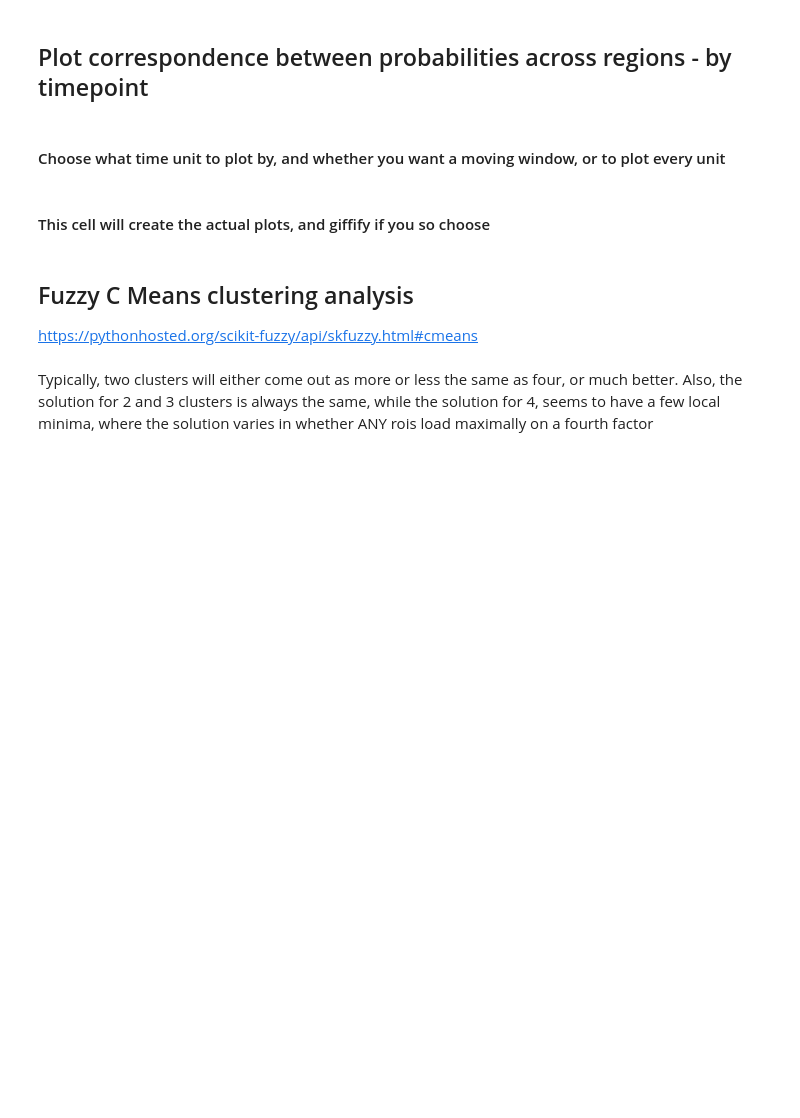
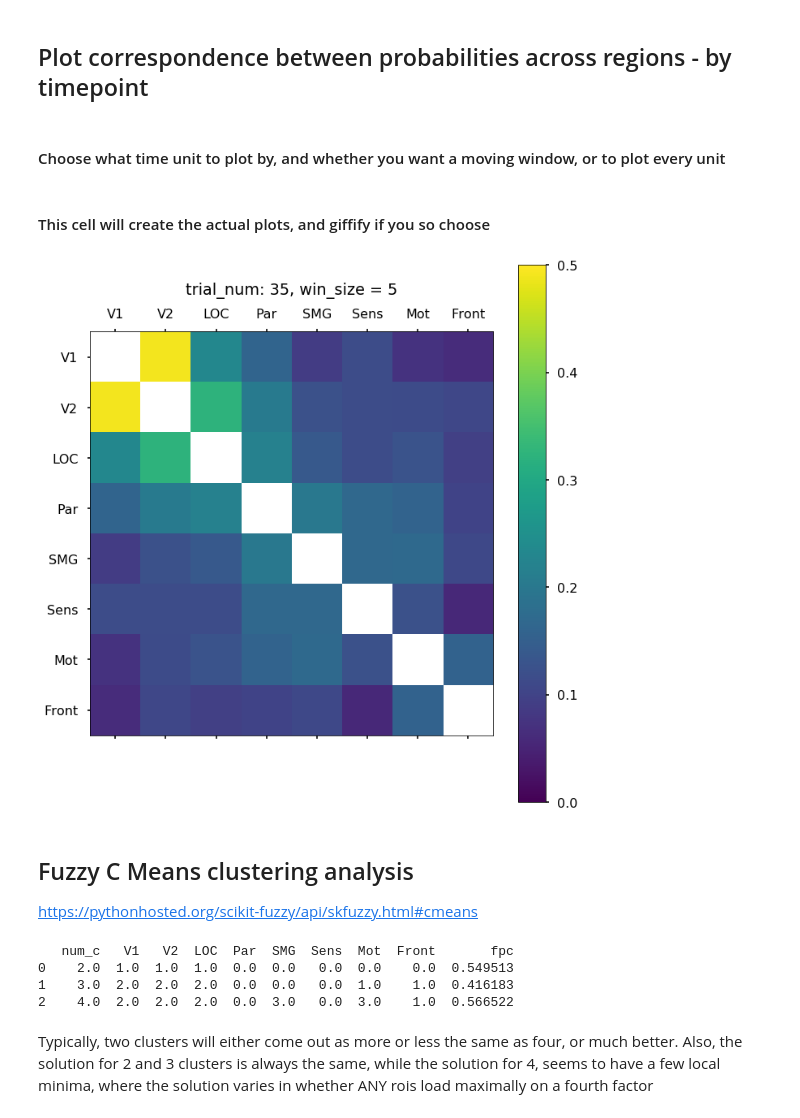
Before and after one commit to cogtoolslab/neurosketch, a Jupyter notebook: ipynb/golden/4_informational_connectivity_during_drawing.ipynb, the cells around one changed output. Saved outputs shown, nothing was run; the diff lists cells and outputs as text; code cells hidden in the pictures; blank space fills up the shorter version.

```diff
--- a/ipynb/golden/4_informational_connectivity_during_drawing.ipynb
+++ b/ipynb/golden/4_informational_connectivity_during_drawing.ipynb
@@ -255,13 +269,11 @@ plot_subs = False
 #### Cycle through subjects, and compute the correlations
 # %%
 ALLDM = pd.read_csv(str(main_dir)+'csv/logistic_timeseries_drawing_neural_2wayDraw_logged.csv')
-VGG = pd.read_csv(str(main_dir)+'csv/VGG_{}_{}.csv'.format(tag, bc))
-
 
 _sub_list = np.unique(ALLDM['subj'])
-_roi_list = ['V1Draw','V2Draw', 'LOCDraw', 'ParietalDraw', 'smgDraw',
-             'postCentralDraw', 'preCentralDraw', 'FrontalDraw', 'VGG']
-roi_name = ['V1', 'V2', 'LOC', 'Par', 'SMG', 'Sens', 'Mot', 'Front', 'VGG']
+_roi_list = ['V1Draw','V2Draw', 'LOCDraw', 'parietalDraw', 'smgDraw',
+             'sensoryDraw', 'motorDraw', 'frontalDraw']
+roi_name = ['V1', 'V2', 'LOC', 'Par', 'SMG', 'Sens', 'Mot', 'Front']
 
 images = []
 all_subs_all_rois = []
@@ -272,13 +284,9 @@ for sub in _sub_list:
     # reduce the dataframes to contain only the relevant subject and roi
     sub_out = str(sub) if len(str(sub)) == 7 else str('0')+str(sub)
     sub_only = ALLDM[ALLDM['subj']==sub]
-    sub_only_vgg = VGG[VGG['subj']==sub]
     drawpreds = []
     for roi in _roi_list:
-        if roi == 'VGG':
-            roi_only = sub_only_vgg
-        else:
-            roi_only = sub_only[sub_only['roi']==roi]
+        roi_only = sub_only[sub_only['roi']==roi]
         t1 = np.array(roi_only['t1_prob'])
         t2 = np.array(roi_only['t2_prob'])
         assert t1.shape == t2.shape
@@ -320,10 +328,8 @@ if plot_subs and save_fig:
 #### Plot the average across subjects, first as a matrix, then as a barplot with 95 CI error bars
 # %%
 # Plot matrices showing average across subjects
-
 all_mean = np.mean(all_corrs, axis=2)
 all_std = (np.std(all_corrs, axis=2)/np.sqrt(len(_sub_list)))*1.96
-
 
 fig, ax = plt.subplots(figsize=(10,10))
 im = ax.matshow(np.absolute(all_mean), vmin=0, vmax = 0.5)
@@ -338,8 +344,9 @@ plt.show() if show_fig else plt.close()
 
 # Plot average across subjects as barplot with error bars
 
-indices = np.arange(0,9)
-fig, axes = plt.subplots(9,1,figsize=(10,10), sharey=True, sharex=True)
+num_rois = len(all_mean)
+indices = np.arange(0,num_rois)
+fig, axes = plt.subplots(num_rois,1,figsize=(10,10), sharey=True, sharex=True)
 for i in range(all_mean.shape[0]):
     ax = axes[i]
     means = all_mean[i,:]
@@ -377,7 +384,6 @@ discrete = False
 #### This cell will create the actual plots, and giffify if you so choose
 # %%
 ALLDM = pd.read_csv(str(main_dir)+'csv/logistic_timeseries_drawing_neural_2wayDraw_logged.csv')
-VGG = pd.read_csv(str(main_dir)+'csv/VGG_{}_{}.csv'.format(tag, bc))
 
 # if you decided to use moving window, default step size is 1, unless you want them discrete / binned
 # If you decided to use individual time points, then step and windowsize are both 1.
@@ -400,9 +406,9 @@ elif by == 'time_point':
     high = 24
 
 _sub_list = np.unique(ALLDM['subj'])
-_roi_list = ['V1Draw','V2Draw', 'LOCDraw', 'ParietalDraw', 'smgDraw',
-             'postCentralDraw', 'preCentralDraw', 'FrontalDraw', 'VGG']
-roi_name = ['V1', 'V2', 'LOC', 'Par', 'SMG', 'Sens', 'Mot', 'Front', 'VGG']
+_roi_list = ['V1Draw','V2Draw', 'LOCDraw', 'parietalDraw', 'smgDraw',
+             'sensoryDraw', 'motorDraw', 'frontalDraw']
+roi_name = ['V1', 'V2', 'LOC', 'Par', 'SMG', 'Sens', 'Mot', 'Front']
 images = []
 all_all = []
 
@@ -413,21 +419,15 @@ for point in range(low,high-windowsize+1,step):
     # reduce to only data in relevant range for this loop
     _ALLDM = ALLDM[ALLDM[by]>=bottom]
     __ALLDM = _ALLDM[_ALLDM[by]<top]
-    _VGG = VGG[VGG[by]>=bottom]
-    __VGG = _VGG[_VGG[by]<top]
     all_corrs = []
     for sub in _sub_list:
 
         # reduce to only relevant subject
         sub_only = __ALLDM[__ALLDM['subj']==sub]
-        sub_only_vgg = __VGG[__VGG['subj']==sub]
         drawpreds = []
         for roi in _roi_list:
             # reduce to onyl relevant roi
-            if roi == 'VGG':
-                roi_only = sub_only_vgg
-            else:
-                roi_only = sub_only[sub_only['roi']==roi]
+            roi_only = sub_only[sub_only['roi']==roi]
             t1 = np.array(roi_only['t1_prob'])
             t2 = np.array(roi_only['t2_prob'])
             assert t1.shape == t2.shape
@@ -435,33 +435,35 @@ for point in range(low,high-windowsize+1,step):
             drawpreds.append(trained)
         drawpreds = np.array(drawpreds)
         corrs = np.corrcoef(drawpreds)
         # stack correlations from each subject
         all_corrs = corrs if len(all_corrs) == 0 else np.dstack((all_corrs, corrs))
     all_corrs = np.array(all_corrs)
     # do one sample t test for each
     t, p = stats.ttest_1samp(all_corrs, 0, axis=2)
     clear_output(wait=True)
     all_collapse = np.mean(all_corrs, axis=2)
     np.place(all_collapse, all_collapse>0.9, np.nan)
     # plot the output for each time point
     fig, ax = plt.subplots(figsize=(10,10))
     im = ax.matshow(all_collapse, vmin = 0, vmax = 0.5)
     ax.set_xticklabels(['']+roi_name)
     ax.set_yticklabels(['']+roi_name)
     plt.colorbar(im)
     smoothing = ', win_size = {}'.format(windowsize) if windowsize > 1 else ''
     plt.title(str(by) + ': '+ str(point) + str(smoothing), y=1.08)
     plt.tight_layout()
     if save_fig:
         plt.savefig(str(put_plots)+str(by_out)+'_'+str(point)+'.png')
         currIm = Image.open(str(put_plots)+str(by_out)+'_'+str(point) + '.png')
         images.append(currIm)
     plt.show() if show_fig else plt.close()
 
 # giffify results
 if save_fig:
     images = [np.array(image) for image in images]
     imageio.mimsave(str(put_plots)+'all_mats_' + str(by_out) + '.gif', images, duration=0.5)
+# %% [output]
+[figure, added]
 # %% [markdown]
  ## Fuzzy C Means clustering analysis
 
@@ -474,13 +473,7 @@ exclude_VGG = True
 # %%
-if exclude_VGG:
-    end = -1
-    all_mean_clust = all_mean[:-1,:-1]
-    num = 8
-else:
-    end = None
-    all_mean_clust = all_mean
-    num = 9
-
+end = None
+all_mean_clust = all_mean
+num = 8
 
 # replace nans with 1 so it will run
 all_mean_clust[np.isnan(all_mean_clust)]=1
@@ -509,6 +502,11 @@ col_names = np.append(col_names,'fpc')
 results_frame = pd.DataFrame(np.hstack((centers,which_clusters, fpcs)), columns= col_names)
 
 print(results_frame)
+# %% [output]
+   num_c   V1   V2  LOC  Par  SMG  Sens  Mot  Front       fpc
+0    2.0  1.0  1.0  1.0  0.0  0.0   0.0  0.0    0.0  0.549513
+1    3.0  2.0  2.0  2.0  0.0  0.0   0.0  1.0    1.0  0.416183
+2    4.0  2.0  2.0  2.0  0.0  3.0   0.0  3.0    1.0  0.566522
 # %% [markdown]
 Typically, two clusters will either come out as more or less the same as four, or much better.
 Also, the solution for 2 and 3 clusters is always the same, while the solution for 4, seems to have a few local minima, where the solution varies in whether ANY rois load maximally on a fourth factor
```
Also changed, not shown: parts of 12 cells of this notebook, 3 other files.
